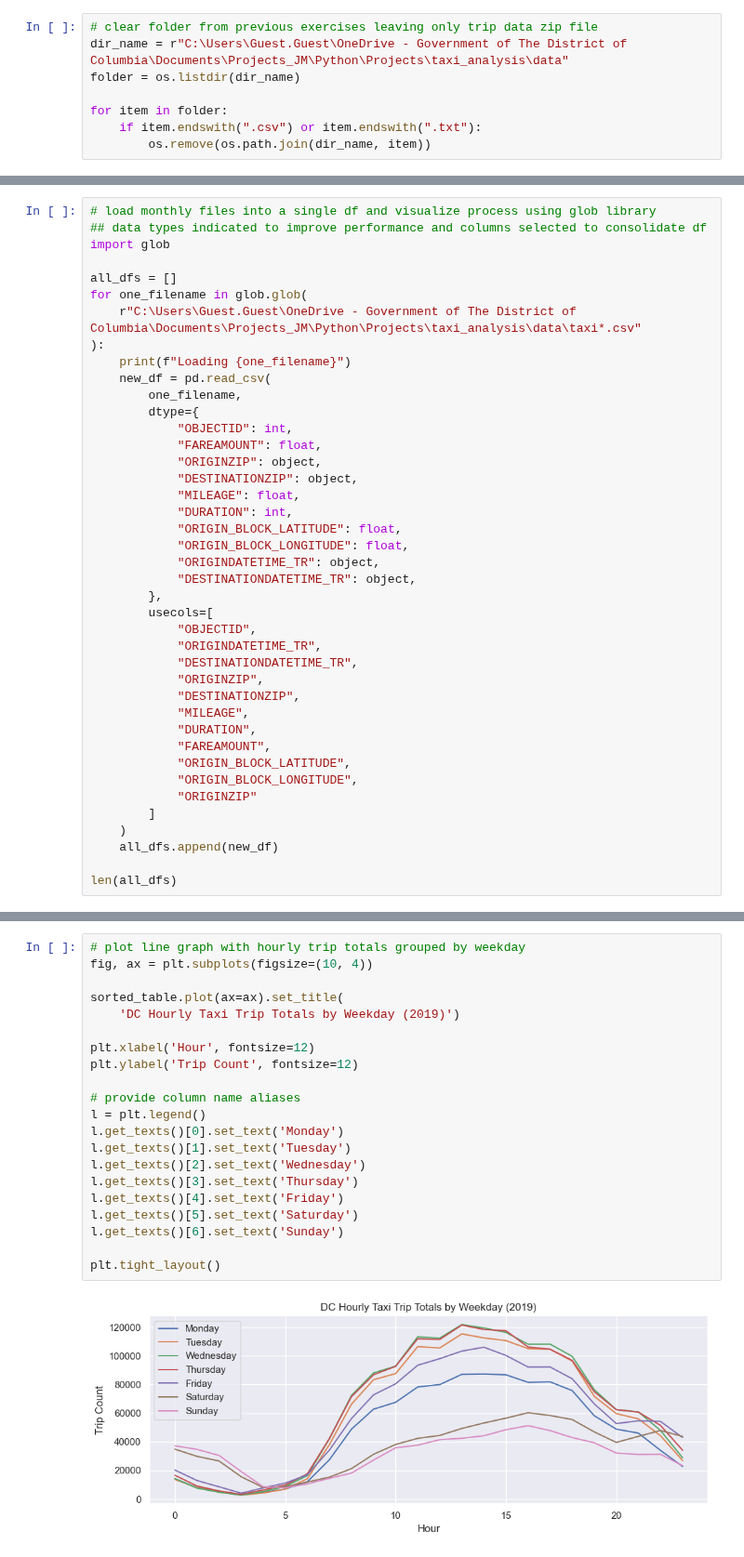
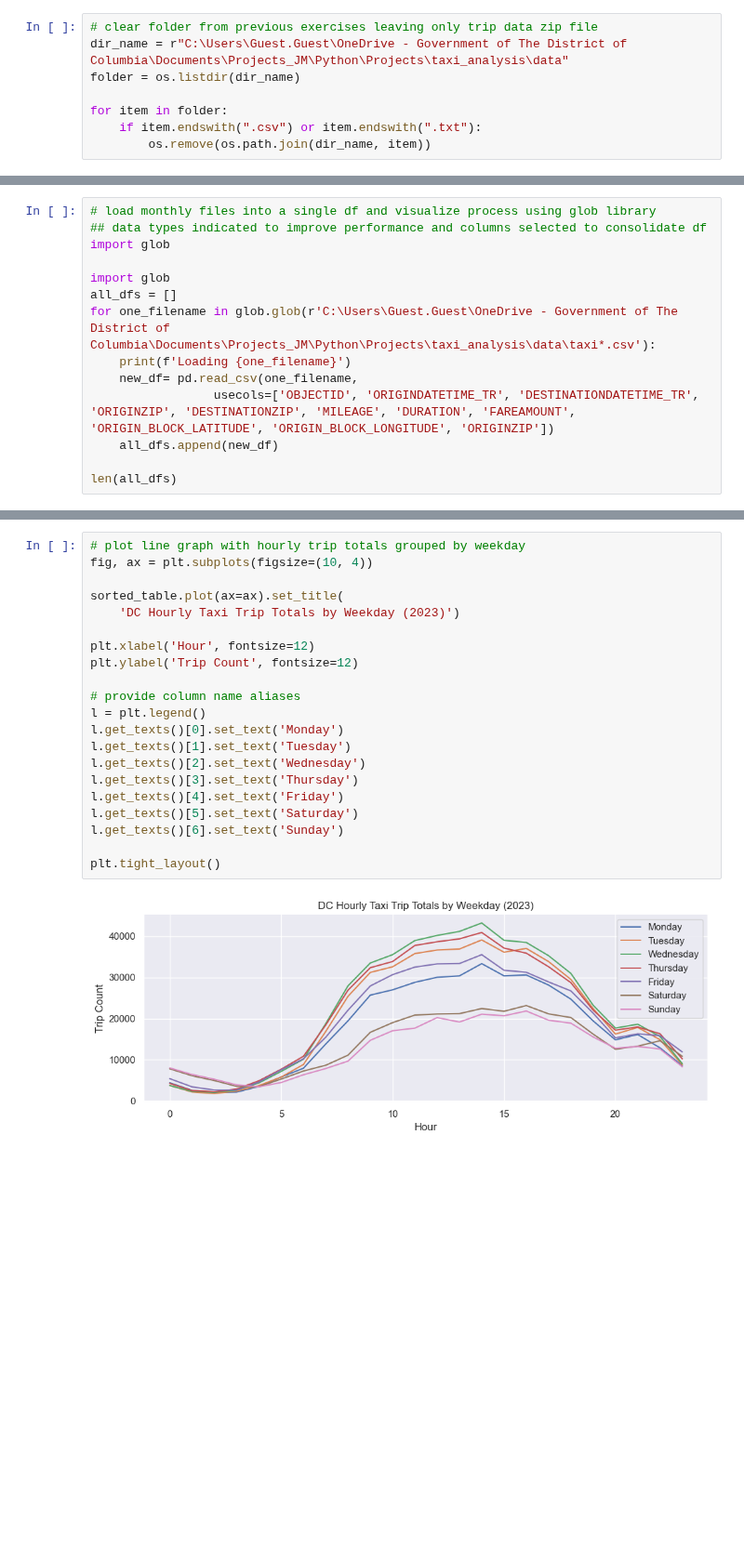
Before and after one commit to malamudj/taxi-washdc-analysis-demo, a Jupyter notebook: 2-transform-data-plot-viz.ipynb, the cells around one changed output, grey strips where cells are left out. Shown at 93% size. Drawn from its saved outputs; the diff is of its cells as text; blank space fills up the shorter version.

Commit message:
replaced 2019 with 2023 data and updated workflow

```diff
--- a/2-transform-data-plot-viz.ipynb
+++ b/2-transform-data-plot-viz.ipynb
@@ -79,39 +48,12 @@ for file in files:
 ## data types indicated to improve performance and columns selected to consolidate df
 import glob
 
+import glob
 all_dfs = []
-for one_filename in glob.glob(
-    r"C:\Users\Guest.Guest\OneDrive - Government of The District of Columbia\Documents\Projects_JM\Python\Projects\taxi_analysis\data\taxi*.csv"
-):
-    print(f"Loading {one_filename}")
-    new_df = pd.read_csv(
-        one_filename,
-        dtype={
-            "OBJECTID": int,
-            "FAREAMOUNT": float,
-            "ORIGINZIP": object,
-            "DESTINATIONZIP": object,
-            "MILEAGE": float,
-            "DURATION": int,
-            "ORIGIN_BLOCK_LATITUDE": float,
-            "ORIGIN_BLOCK_LONGITUDE": float,
-            "ORIGINDATETIME_TR": object,
-            "DESTINATIONDATETIME_TR": object,
-        },
-        usecols=[
-            "OBJECTID",
-            "ORIGINDATETIME_TR",
-            "DESTINATIONDATETIME_TR",
-            "ORIGINZIP",
-            "DESTINATIONZIP",
-            "MILEAGE",
-            "DURATION",
-            "FAREAMOUNT",
-            "ORIGIN_BLOCK_LATITUDE",
-            "ORIGIN_BLOCK_LONGITUDE",
-            "ORIGINZIP"
-        ]
-    )
+for one_filename in glob.glob(r'C:\Users\Guest.Guest\OneDrive - Government of The District of Columbia\Documents\Projects_JM\Python\Projects\taxi_analysis\data\taxi*.csv'):
+    print(f'Loading {one_filename}')
+    new_df= pd.read_csv(one_filename,
+                 usecols=['OBJECTID', 'ORIGINDATETIME_TR', 'DESTINATIONDATETIME_TR', 'ORIGINZIP', 'DESTINATIONZIP', 'MILEAGE', 'DURATION', 'FAREAMOUNT', 'ORIGIN_BLOCK_LATITUDE', 'ORIGIN_BLOCK_LONGITUDE', 'ORIGINZIP'])
     all_dfs.append(new_df)
 
 len(all_dfs)
@@ -281,26 +223,26 @@ sorted_table.head()
 # %%
 # plot line graph with hourly trip totals grouped by weekday
 fig, ax = plt.subplots(figsize=(10, 4))
 
 sorted_table.plot(ax=ax).set_title(
-    'DC Hourly Taxi Trip Totals by Weekday (2019)')
+    'DC Hourly Taxi Trip Totals by Weekday (2023)')
 
 plt.xlabel('Hour', fontsize=12)
 plt.ylabel('Trip Count', fontsize=12)
 
 # provide column name aliases
 l = plt.legend()
 l.get_texts()[0].set_text('Monday')
 l.get_texts()[1].set_text('Tuesday')
 l.get_texts()[2].set_text('Wednesday')
 l.get_texts()[3].set_text('Thursday')
 l.get_texts()[4].set_text('Friday')
 l.get_texts()[5].set_text('Saturday')
 l.get_texts()[6].set_text('Sunday')
 
 plt.tight_layout()
 # %% [output]
-[figure, old version]
+[figure, new version]
 # %%
 # remove outliers
 trip_speed = taxi_trips[
```
Also changed, not shown: parts of 13 cells of this notebook, 2 other files.
